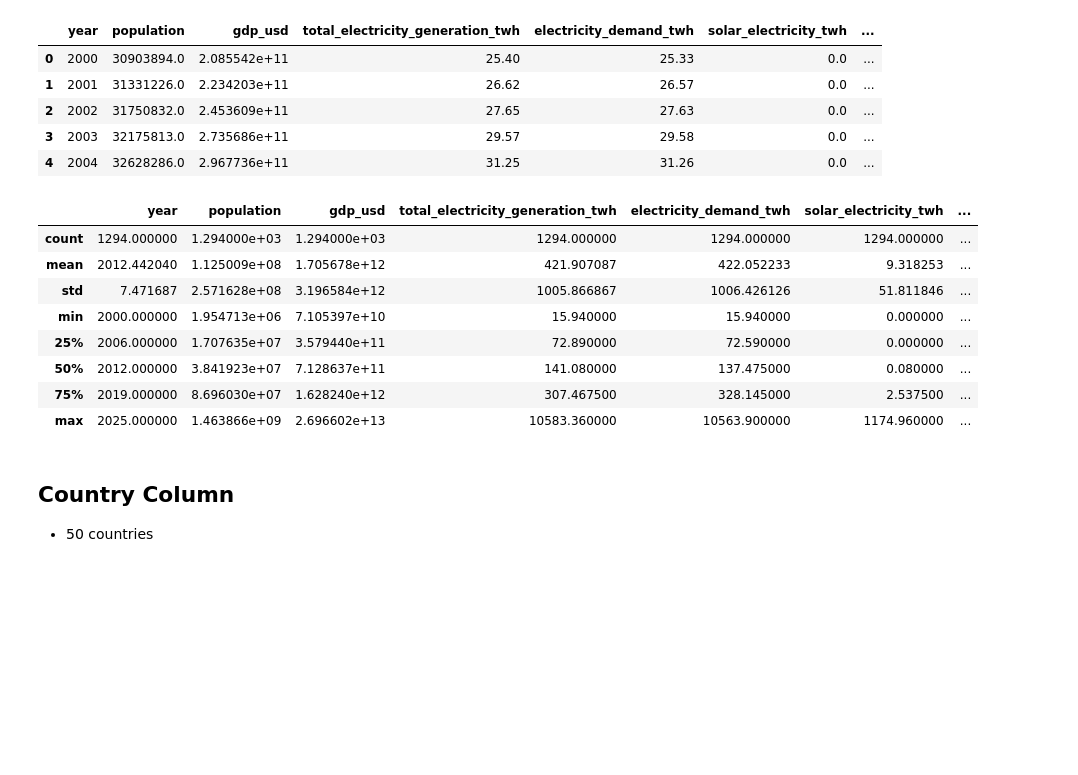
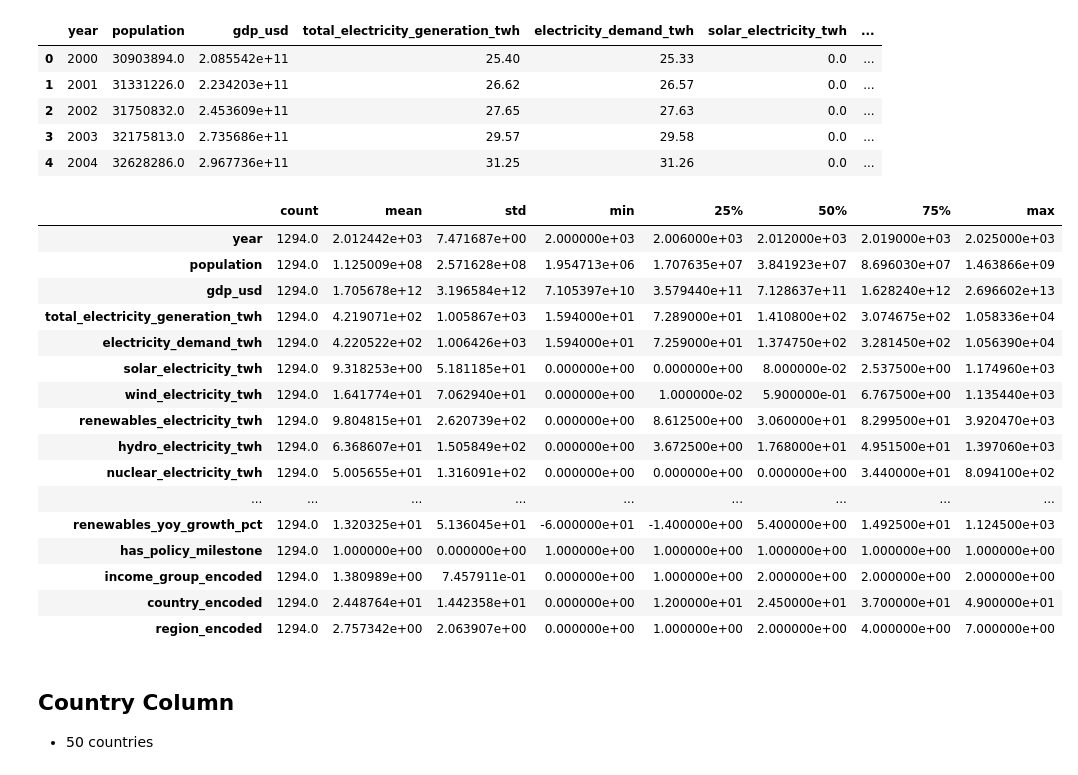
Before and after one commit to Jaydeep2020/AI-ML_Sculptsoft, a Jupyter notebook: 03-06-2026-EDA-EnergyDataset/EDA_energy_transition.ipynb, the cells around one changed output. Saved outputs shown, nothing was run; the diff lists cells and outputs as text; code cells hidden in the pictures; blank space fills up the shorter version.

```diff
--- a/03-06-2026-EDA-EnergyDataset/EDA_energy_transition.ipynb
+++ b/03-06-2026-EDA-EnergyDataset/EDA_energy_transition.ipynb
@@ -364,0 +677,3 @@ dtype: int64
+# %%
+# ── 3. Policy milestone → binary flag ─────────────────────────────────────────
+df['has_policy_milestone'] = df['policy_milestone'].notna().astype(int)
@@ -410,17 +817,25 @@ df.head()
 | 3 | 2003 | 32175813.0 | 2.735686e+11 | 29.57 | 29.58 | 0.0 | ... |
 | 4 | 2004 | 32628286.0 | 2.967736e+11 | 31.25 | 31.26 | 0.0 | ... |
 # %%
-df.describe()
+df.describe().T
 # %% [output]
-|  | year | population | gdp_usd | total_electricity_generation_twh | electricity_demand_twh | solar_electricity_twh | ... |
-| count | 1294.000000 | 1.294000e+03 | 1.294000e+03 | 1294.000000 | 1294.000000 | 1294.000000 | ... |
-| mean | 2012.442040 | 1.125009e+08 | 1.705678e+12 | 421.907087 | 422.052233 | 9.318253 | ... |
-| std | 7.471687 | 2.571628e+08 | 3.196584e+12 | 1005.866867 | 1006.426126 | 51.811846 | ... |
-| min | 2000.000000 | 1.954713e+06 | 7.105397e+10 | 15.940000 | 15.940000 | 0.000000 | ... |
-| 25% | 2006.000000 | 1.707635e+07 | 3.579440e+11 | 72.890000 | 72.590000 | 0.000000 | ... |
-| 50% | 2012.000000 | 3.841923e+07 | 7.128637e+11 | 141.080000 | 137.475000 | 0.080000 | ... |
-| 75% | 2019.000000 | 8.696030e+07 | 1.628240e+12 | 307.467500 | 328.145000 | 2.537500 | ... |
-| max | 2025.000000 | 1.463866e+09 | 2.696602e+13 | 10583.360000 | 10563.900000 | 1174.960000 | ... |
+|  | count | mean | std | min | 25% | 50% | 75% | max |
+| year | 1294.0 | 2.012442e+03 | 7.471687e+00 | 2.000000e+03 | 2.006000e+03 | 2.012000e+03 | 2.019000e+03 | 2.025000e+03 |
+| population | 1294.0 | 1.125009e+08 | 2.571628e+08 | 1.954713e+06 | 1.707635e+07 | 3.841923e+07 | 8.696030e+07 | 1.463866e+09 |
+| gdp_usd | 1294.0 | 1.705678e+12 | 3.196584e+12 | 7.105397e+10 | 3.579440e+11 | 7.128637e+11 | 1.628240e+12 | 2.696602e+13 |
+| total_electricity_generation_twh | 1294.0 | 4.219071e+02 | 1.005867e+03 | 1.594000e+01 | 7.289000e+01 | 1.410800e+02 | 3.074675e+02 | 1.058336e+04 |
+| electricity_demand_twh | 1294.0 | 4.220522e+02 | 1.006426e+03 | 1.594000e+01 | 7.259000e+01 | 1.374750e+02 | 3.281450e+02 | 1.056390e+04 |
+| solar_electricity_twh | 1294.0 | 9.318253e+00 | 5.181185e+01 | 0.000000e+00 | 0.000000e+00 | 8.000000e-02 | 2.537500e+00 | 1.174960e+03 |
+| wind_electricity_twh | 1294.0 | 1.641774e+01 | 7.062940e+01 | 0.000000e+00 | 1.000000e-02 | 5.900000e-01 | 6.767500e+00 | 1.135440e+03 |
+| renewables_electricity_twh | 1294.0 | 9.804815e+01 | 2.620739e+02 | 0.000000e+00 | 8.612500e+00 | 3.060000e+01 | 8.299500e+01 | 3.920470e+03 |
+| hydro_electricity_twh | 1294.0 | 6.368607e+01 | 1.505849e+02 | 0.000000e+00 | 3.672500e+00 | 1.768000e+01 | 4.951500e+01 | 1.397060e+03 |
+| nuclear_electricity_twh | 1294.0 | 5.005655e+01 | 1.316091e+02 | 0.000000e+00 | 0.000000e+00 | 0.000000e+00 | 3.440000e+01 | 8.094100e+02 |
+| ... | ... | ... | ... | ... | ... | ... | ... | ... |
+| renewables_yoy_growth_pct | 1294.0 | 1.320325e+01 | 5.136045e+01 | -6.000000e+01 | -1.400000e+00 | 5.400000e+00 | 1.492500e+01 | 1.124500e+03 |
+| has_policy_milestone | 1294.0 | 1.000000e+00 | 0.000000e+00 | 1.000000e+00 | 1.000000e+00 | 1.000000e+00 | 1.000000e+00 | 1.000000e+00 |
+| income_group_encoded | 1294.0 | 1.380989e+00 | 7.457911e-01 | 0.000000e+00 | 1.000000e+00 | 2.000000e+00 | 2.000000e+00 | 2.000000e+00 |
+| country_encoded | 1294.0 | 2.448764e+01 | 1.442358e+01 | 0.000000e+00 | 1.200000e+01 | 2.450000e+01 | 3.700000e+01 | 4.900000e+01 |
+| region_encoded | 1294.0 | 2.757342e+00 | 2.063907e+00 | 0.000000e+00 | 1.000000e+00 | 2.000000e+00 | 4.000000e+00 | 7.000000e+00 |
 # %% [markdown]
 ## Country Column
  - 50 countries
```
Also changed, not shown: parts of 38 cells of this notebook, 1 other file.
